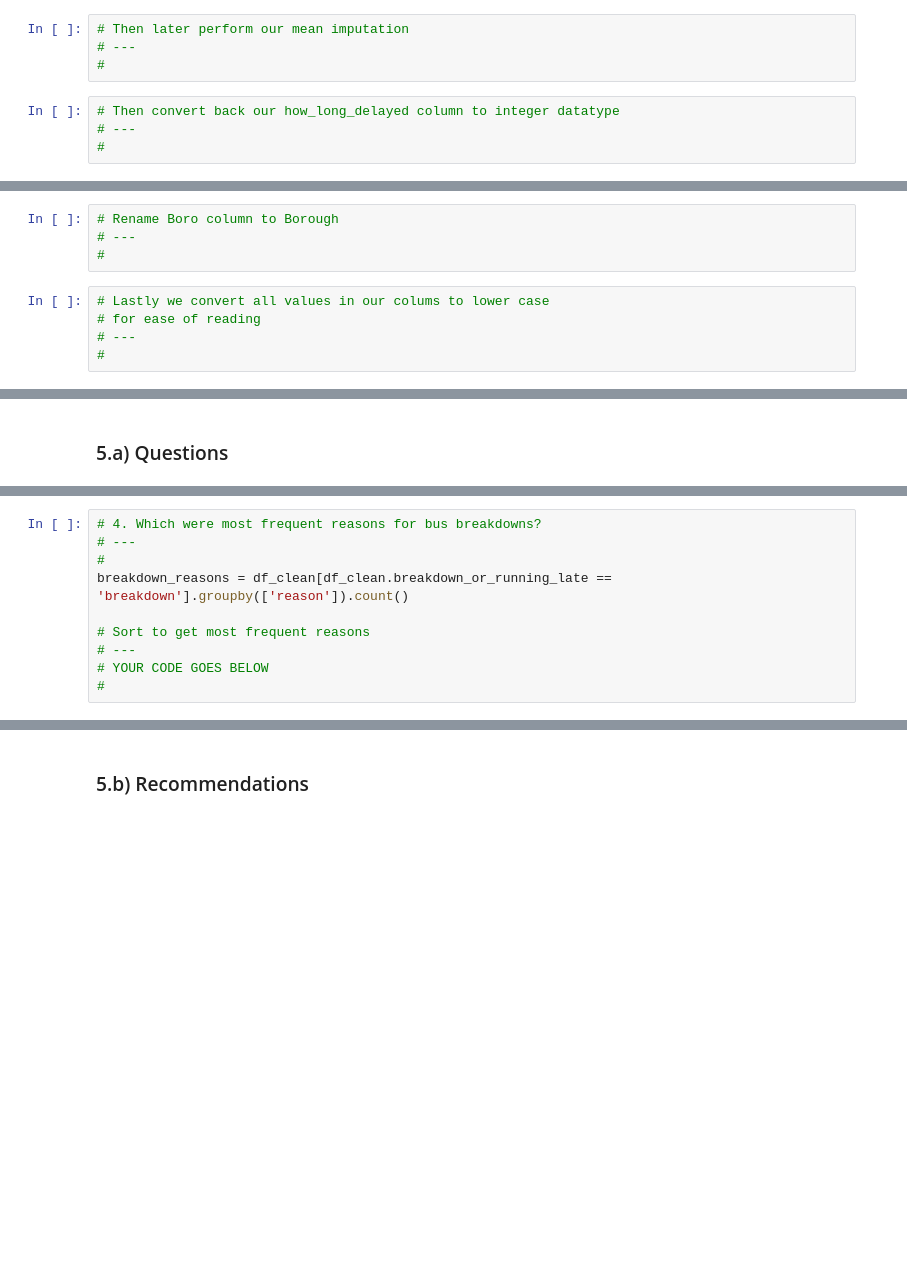
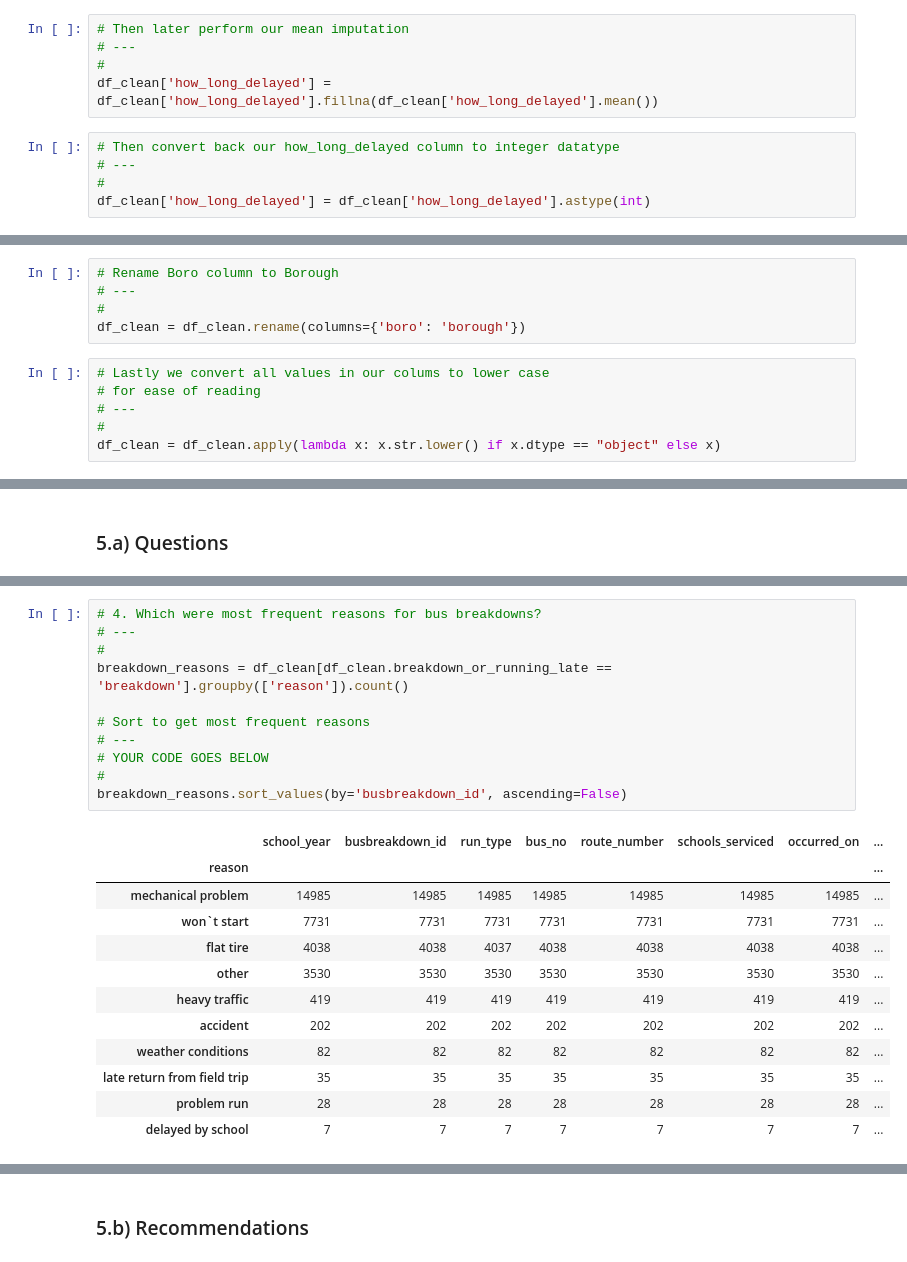
Before and after one commit to Kigunda-lilian/data-cleaning-with-python-project, a Jupyter notebook: AfterWork_Data_Science_Data_Cleaning_with_Python_Project.ipynb, the cells around one changed output, grey strips where cells are left out. Drawn from its saved outputs; the diff is of its cells as text; blank space fills up the shorter version.

```diff
--- a/AfterWork_Data_Science_Data_Cleaning_with_Python_Project.ipynb
+++ b/AfterWork_Data_Science_Data_Cleaning_with_Python_Project.ipynb
@@ -356,10 +501,12 @@ We impute the null values in 'how_long_delayed' column with mean of the column.
 # Then later perform our mean imputation
 # ---
 #
+df_clean['how_long_delayed'] = df_clean['how_long_delayed'].fillna(df_clean['how_long_delayed'].mean())
 # %%
 # Then convert back our how_long_delayed column to integer datatype
 # ---
 #
+df_clean['how_long_delayed'] = df_clean['how_long_delayed'].astype(int)
 # %%
 # Then check for nulls in the column
 # ---
@@ -368,11 +518,13 @@ We impute the null values in 'how_long_delayed' column with mean of the column.
 # Rename Boro column to Borough
 # ---
 #
+df_clean = df_clean.rename(columns={'boro': 'borough'})
 # %%
 # Lastly we convert all values in our colums to lower case
 # for ease of reading
 # ---
 #
+df_clean = df_clean.apply(lambda x: x.str.lower() if x.dtype == "object" else x)
 # %%
 # Check the first 5 record the cleaned dataset
 # ---
@@ -413,13 +598,27 @@ df_clean.groupby(['number_of_students_on_the_bus']).count()[['busbreakdown_id']]
 # %%
 # 4. Which were most frequent reasons for bus breakdowns?
 # ---
 #
 breakdown_reasons = df_clean[df_clean.breakdown_or_running_late == 'breakdown'].groupby(['reason']).count()
 
 # Sort to get most frequent reasons
 # ---
 # YOUR CODE GOES BELOW
 #
+breakdown_reasons.sort_values(by='busbreakdown_id', ascending=False)
+# %% [output]
+|  | school_year | busbreakdown_id | run_type | bus_no | route_number | schools_serviced | occurred_on | ... |
+| reason |  |  |  |  |  |  |  | ... |
+| mechanical problem | 14985 | 14985 | 14985 | 14985 | 14985 | 14985 | 14985 | ... |
+| won`t start | 7731 | 7731 | 7731 | 7731 | 7731 | 7731 | 7731 | ... |
+| flat tire | 4038 | 4038 | 4037 | 4038 | 4038 | 4038 | 4038 | ... |
+| other | 3530 | 3530 | 3530 | 3530 | 3530 | 3530 | 3530 | ... |
+| heavy traffic | 419 | 419 | 419 | 419 | 419 | 419 | 419 | ... |
+| accident | 202 | 202 | 202 | 202 | 202 | 202 | 202 | ... |
+| weather conditions | 82 | 82 | 82 | 82 | 82 | 82 | 82 | ... |
+| late return from field trip | 35 | 35 | 35 | 35 | 35 | 35 | 35 | ... |
+| problem run | 28 | 28 | 28 | 28 | 28 | 28 | 28 | ... |
+| delayed by school | 7 | 7 | 7 | 7 | 7 | 7 | 7 | ... |
 # %%
 # 5. What were the most frequent reasons for the bus running late?
 # ---
```
Also changed, not shown: parts of 43 cells of this notebook.
